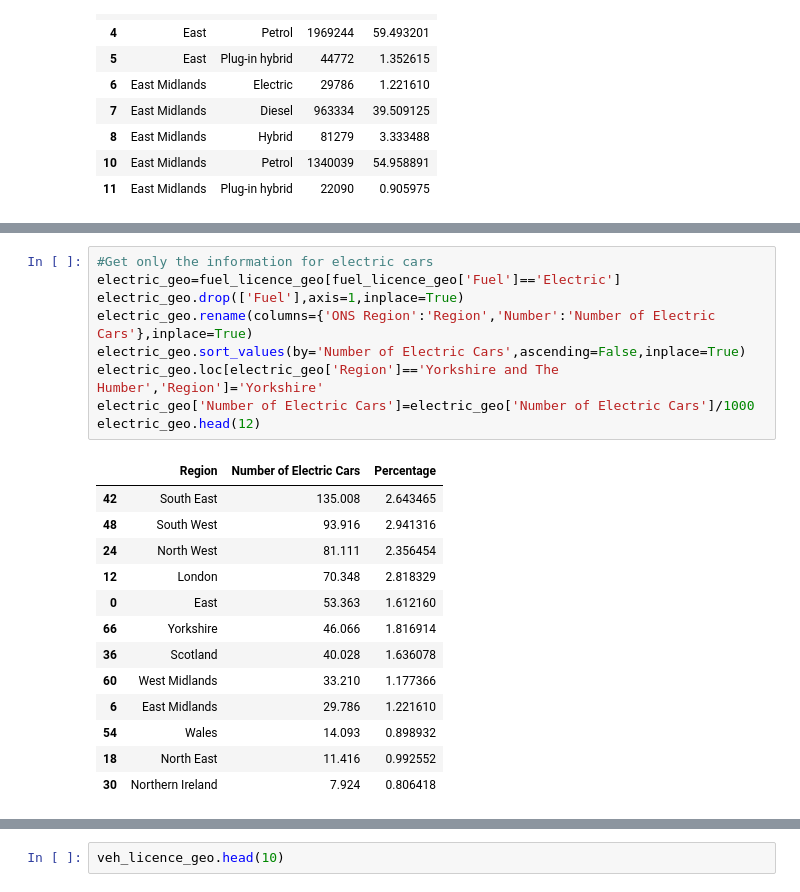
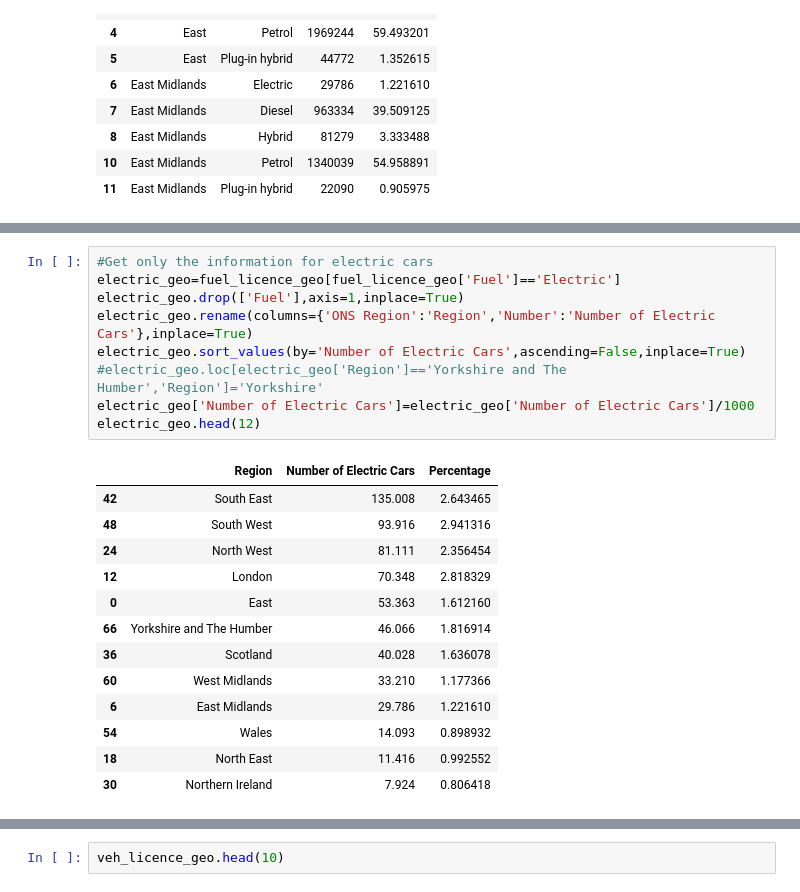
Before and after one commit to ssalazarheredia/vehicle_analysis, a Jupyter notebook: vehicle_analysis.ipynb, the cells around one changed output, grey strips where cells are left out. Cells and saved outputs as stored; diff of their text form.

```diff
--- a/vehicle_analysis.ipynb
+++ b/vehicle_analysis.ipynb
@@ -438,20 +435,20 @@ for ax,region in zip(axs.reshape([12,1]),regions):
 # %%
 #Get only the information for electric cars
 electric_geo=fuel_licence_geo[fuel_licence_geo['Fuel']=='Electric']
 electric_geo.drop(['Fuel'],axis=1,inplace=True)
 electric_geo.rename(columns={'ONS Region':'Region','Number':'Number of Electric Cars'},inplace=True)
 electric_geo.sort_values(by='Number of Electric Cars',ascending=False,inplace=True)
-electric_geo.loc[electric_geo['Region']=='Yorkshire and The Humber','Region']='Yorkshire'
+#electric_geo.loc[electric_geo['Region']=='Yorkshire and The Humber','Region']='Yorkshire'
 electric_geo['Number of Electric Cars']=electric_geo['Number of Electric Cars']/1000
 electric_geo.head(12)
 # %% [output]
 |  | Region | Number of Electric Cars | Percentage |
 | 42 | South East | 135.008 | 2.643465 |
 | 48 | South West | 93.916 | 2.941316 |
 | 24 | North West | 81.111 | 2.356454 |
 | 12 | London | 70.348 | 2.818329 |
 | 0 | East | 53.363 | 1.612160 |
-| 66 | Yorkshire | 46.066 | 1.816914 |
+| 66 | Yorkshire and The Humber | 46.066 | 1.816914 |
 | 36 | Scotland | 40.028 | 1.636078 |
 | 60 | West Midlands | 33.210 | 1.177366 |
 | 6 | East Midlands | 29.786 | 1.221610 |
```
Also changed, not shown: parts of 8 cells of this notebook, 5 other files.
